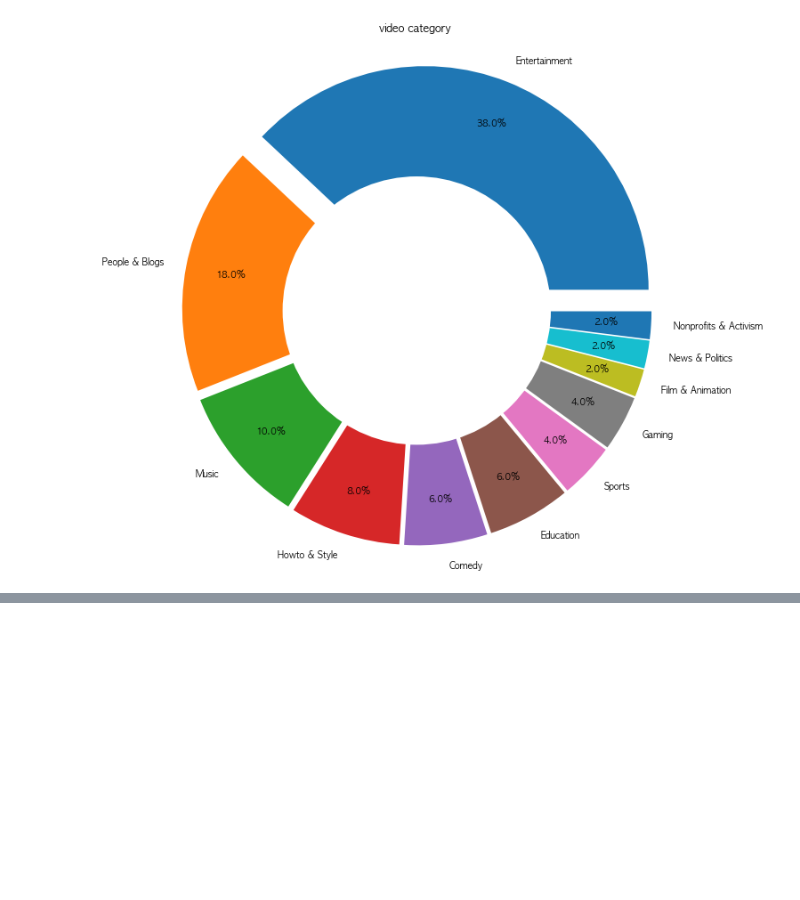
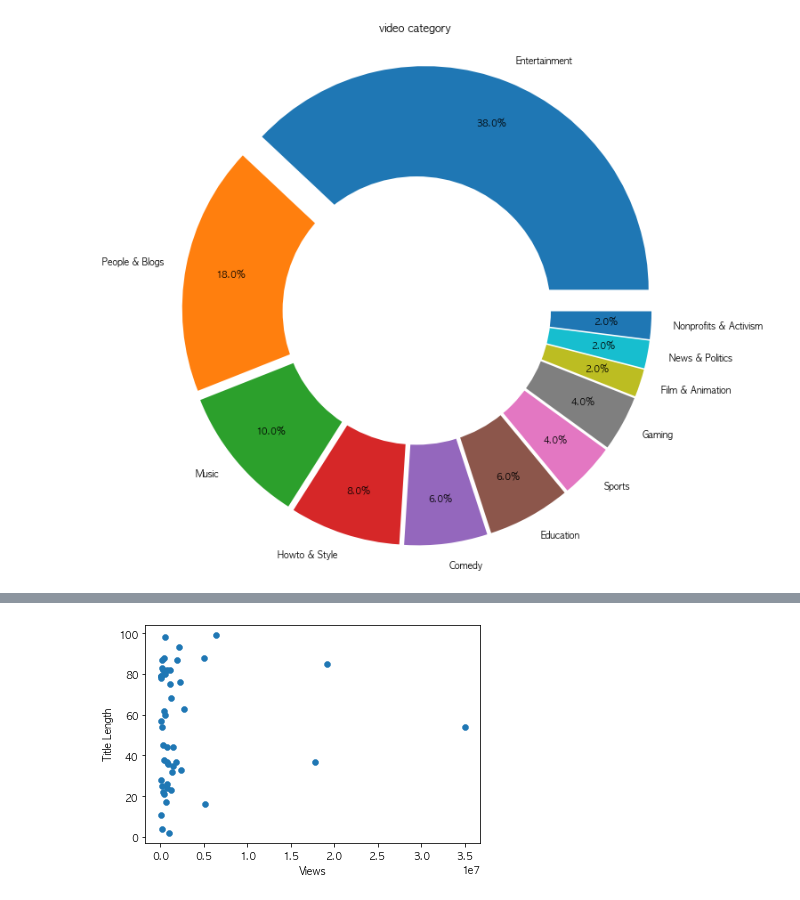
Before and after one commit to enjoy89/data_analysis_programming, a Jupyter notebook: project.ipynb, the cells around one changed output, grey strips where cells are left out. Drawn from its saved outputs; the diff is of its cells as text; code cells hidden in the pictures; blank space fills up the shorter version.

```diff
--- a/project.ipynb
+++ b/project.ipynb
@@ -310,0 +322,8 @@ plt.show()
+# %%
+youtube_video_data['title_length'] = youtube_video_data['VideoTitle'].apply(lambda x: len(x))
+
+fig, ax = plt.subplots()
+_ = ax.scatter(x=youtube_video_data['ViewCount'], y=youtube_video_data['title_length'], linewidths=0.5)
+_ = ax.set(xlabel="Views", ylabel="Title Length")
+# %% [output]
+[figure, added]
```
Also changed, not shown: parts of 7 cells of this notebook.
